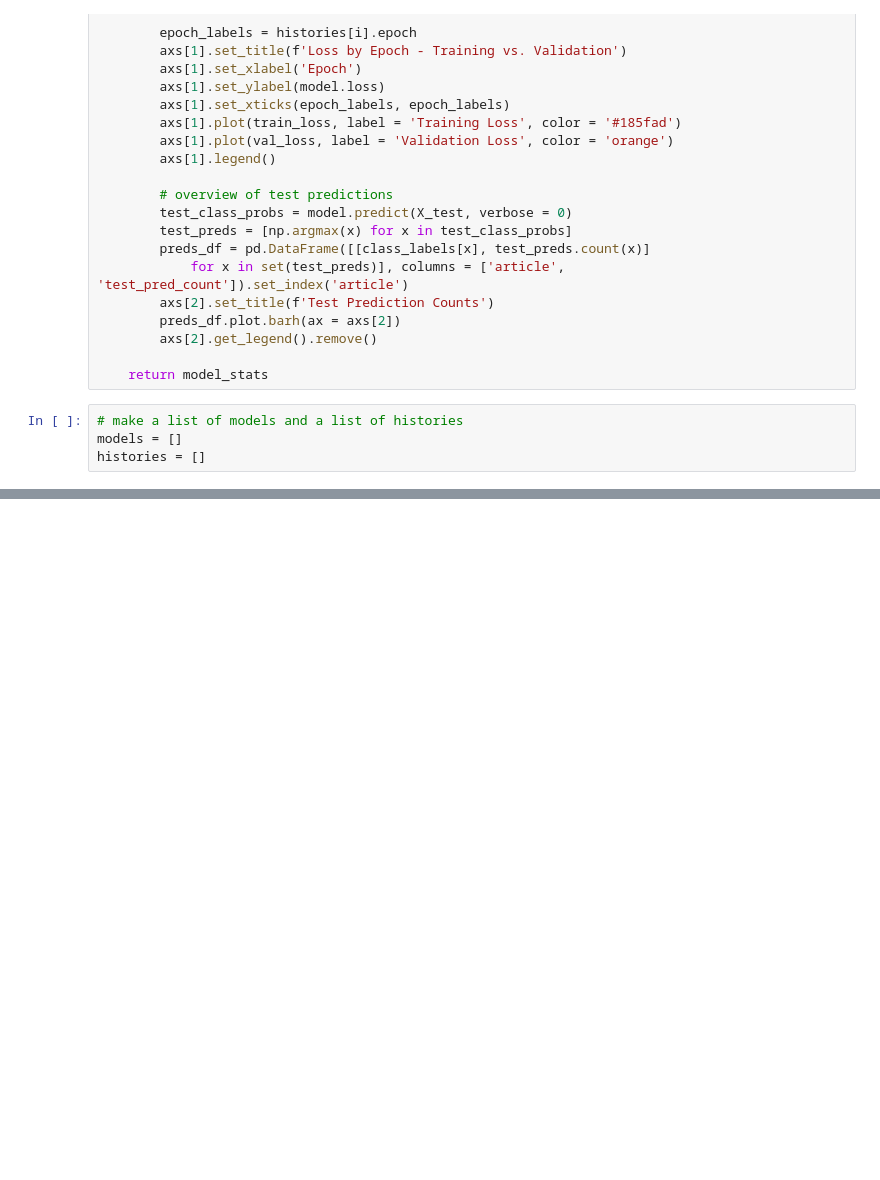
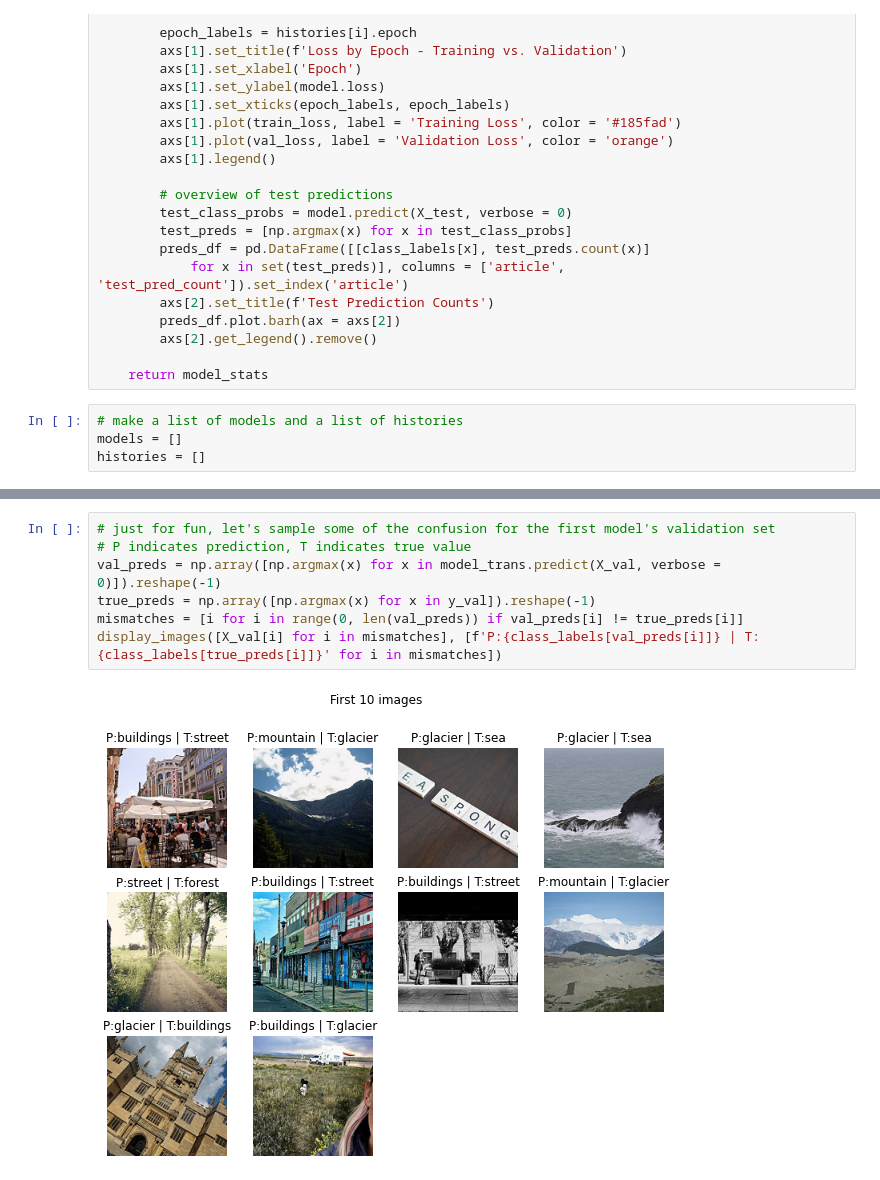
Before and after one commit to dagross/Intel-Image-Classification, a Jupyter notebook: project-5.ipynb, the cells around one changed output, grey strips where cells are left out. Drawn from its saved outputs; the diff is of its cells as text; blank space fills up the shorter version.

```diff
--- a/project-5.ipynb
+++ b/project-5.ipynb
@@ -231,0 +332,9 @@ stats
+# %%
+# just for fun, let's sample some of the confusion for the first model's validation set
+# P indicates prediction, T indicates true value
+val_preds = np.array([np.argmax(x) for x in model_trans.predict(X_val, verbose = 0)]).reshape(-1)
+true_preds = np.array([np.argmax(x) for x in y_val]).reshape(-1)
+mismatches = [i for i in range(0, len(val_preds)) if val_preds[i] != true_preds[i]]
+display_images([X_val[i] for i in mismatches], [f'P:{class_labels[val_preds[i]]} | T:{class_labels[true_preds[i]]}' for i in mismatches])
+# %% [output]
+[figure, added]
```
Also changed, not shown: parts of 14 cells of this notebook.
